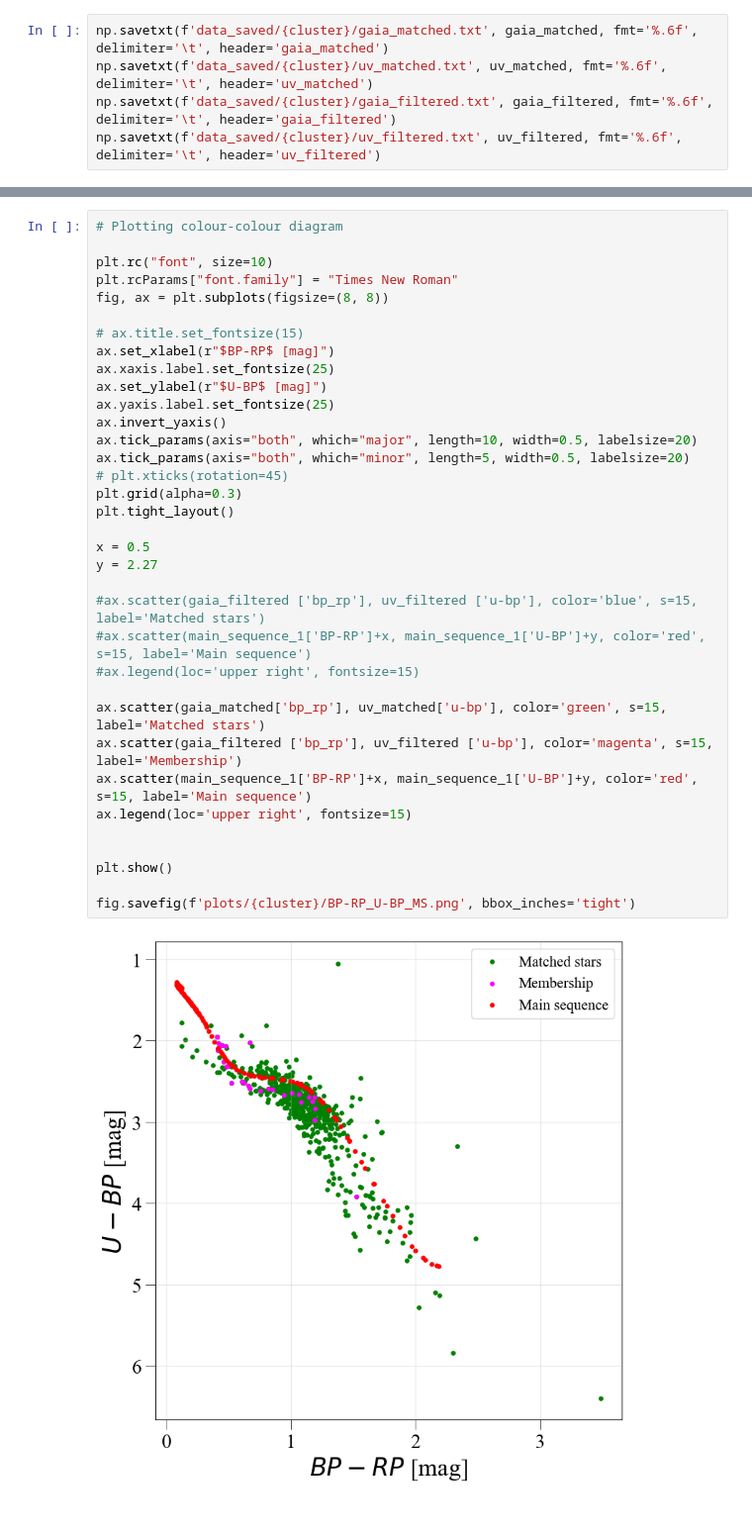
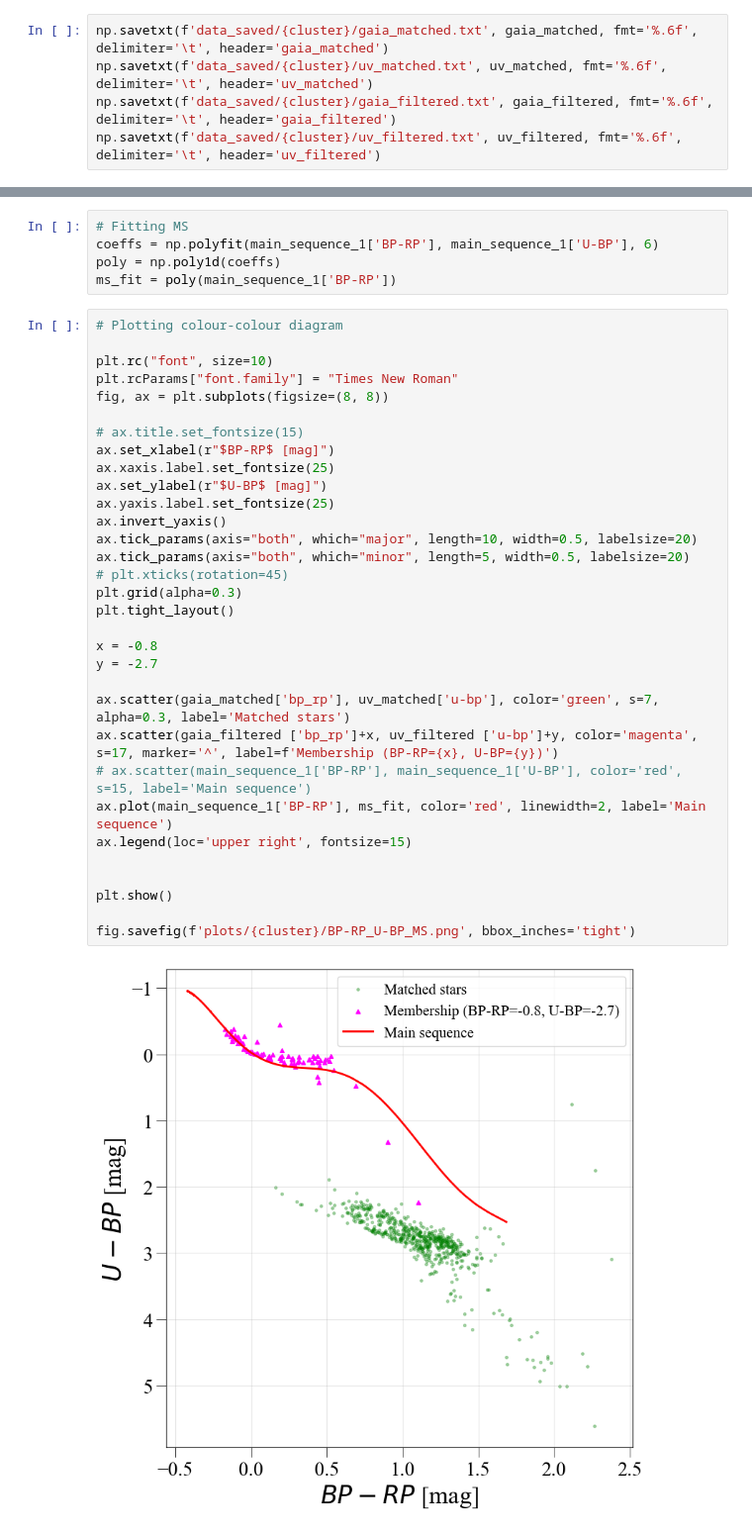
Before and after one commit to PoruchikRzhevsky/Match-pipeline, a Jupyter notebook: matching.ipynb, the cells around one changed output, grey strips where cells are left out. Shown: that part at 99% size. Drawn from its saved outputs; the diff is of its cells as text.

Commit message:
Fitting MS to plot it as a line. Modified CC diagram (added mag corrections)

```diff
--- a/matching.ipynb
+++ b/matching.ipynb
@@ -367,37 +359,39 @@ fig.savefig(f'plots/{cluster}/cart_coords_matched.png', bbox_inches='tight')
+# %%
+# Fitting MS
+coeffs = np.polyfit(main_sequence_1['BP-RP'], main_sequence_1['U-BP'], 6)
+poly = np.poly1d(coeffs)
+ms_fit = poly(main_sequence_1['BP-RP'])
 # %%
 # Plotting colour-colour diagram
 
 plt.rc("font", size=10)
 plt.rcParams["font.family"] = "Times New Roman"
 fig, ax = plt.subplots(figsize=(8, 8))
 
 # ax.title.set_fontsize(15)
 ax.set_xlabel(r"$BP-RP$ [mag]")
 ax.xaxis.label.set_fontsize(25)
 ax.set_ylabel(r"$U-BP$ [mag]")
 ax.yaxis.label.set_fontsize(25)
 ax.invert_yaxis()
 ax.tick_params(axis="both", which="major", length=10, width=0.5, labelsize=20)
 ax.tick_params(axis="both", which="minor", length=5, width=0.5, labelsize=20)
 # plt.xticks(rotation=45)
 plt.grid(alpha=0.3)
 plt.tight_layout()
 
-x = 0.5
-y = 2.27
+x = -0.8
+y = -2.7
 
-#ax.scatter(gaia_filtered ['bp_rp'], uv_filtered ['u-bp'], color='blue', s=15, label='Matched stars')
-#ax.scatter(main_sequence_1['BP-RP']+x, main_sequence_1['U-BP']+y, color='red', s=15, label='Main sequence')
-#ax.legend(loc='upper right', fontsize=15)
-
-ax.scatter(gaia_matched['bp_rp'], uv_matched['u-bp'], color='green', s=15, label='Matched stars')
-ax.scatter(gaia_filtered ['bp_rp'], uv_filtered ['u-bp'], color='magenta', s=15, label='Membership')
-ax.scatter(main_sequence_1['BP-RP']+x, main_sequence_1['U-BP']+y, color='red', s=15, label='Main sequence')
+ax.scatter(gaia_matched['bp_rp'], uv_matched['u-bp'], color='green', s=7, alpha=0.3, label='Matched stars')
+ax.scatter(gaia_filtered ['bp_rp']+x, uv_filtered ['u-bp']+y, color='magenta', s=17, marker='^', label=f'Membership (BP-RP={x}, U-BP={y})')
+# ax.scatter(main_sequence_1['BP-RP'], main_sequence_1['U-BP'], color='red', s=15, label='Main sequence')
+ax.plot(main_sequence_1['BP-RP'], ms_fit, color='red', linewidth=2, label='Main sequence')
 ax.legend(loc='upper right', fontsize=15)
 
 
 plt.show()
 
 fig.savefig(f'plots/{cluster}/BP-RP_U-BP_MS.png', bbox_inches='tight')
 # %% [output]
-[figure, old version]
+[figure, new version]
```
Also changed, not shown: parts of 13 cells of this notebook, 6 other files.
